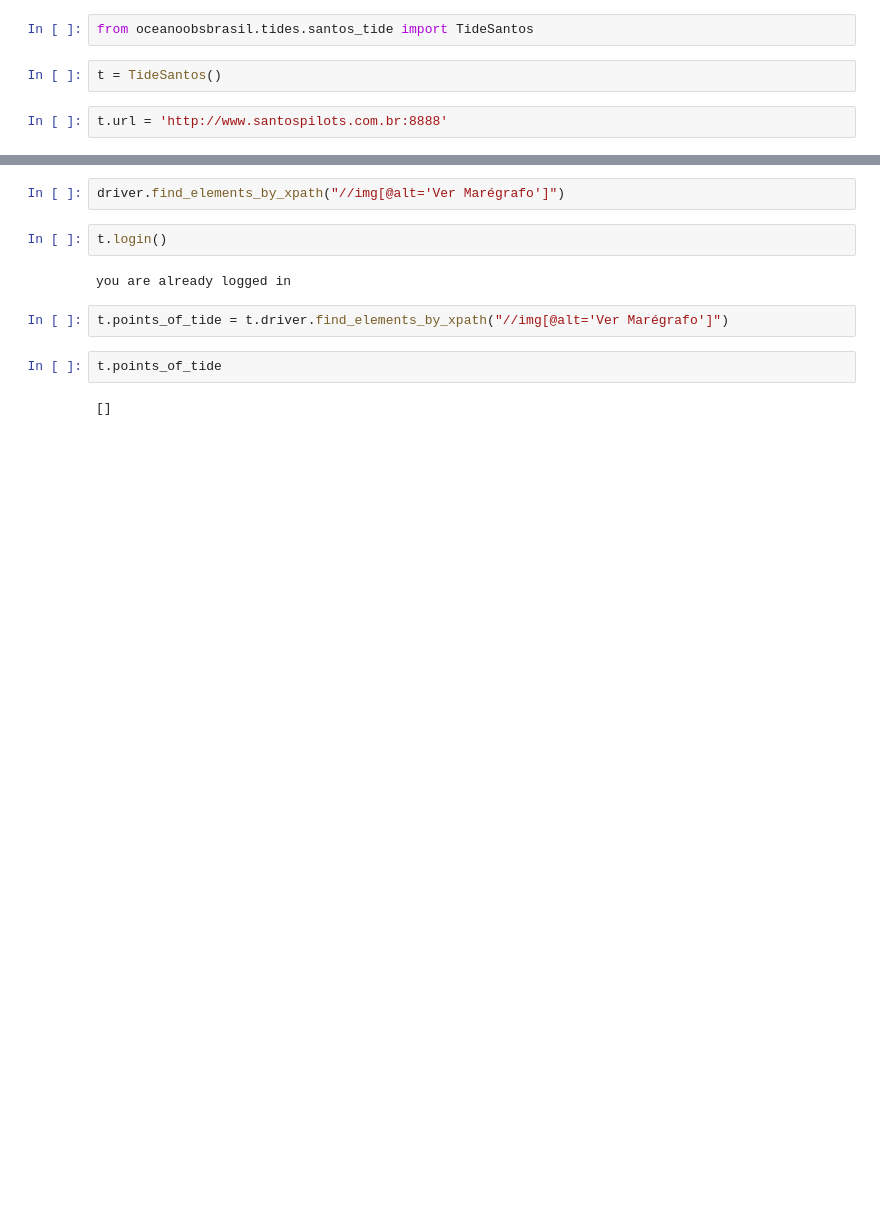
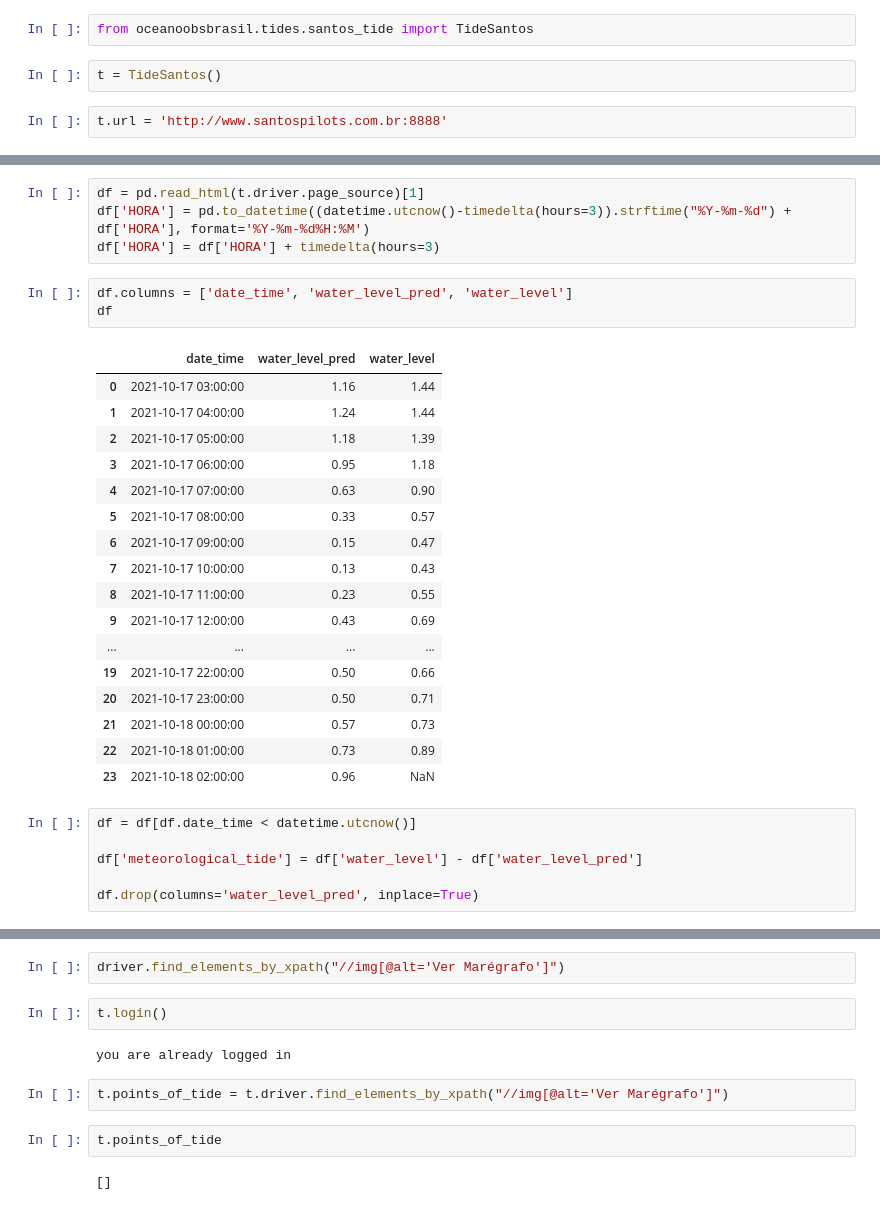
Before and after one commit to soutobias/oceanoobsbrasil, a Jupyter notebook: notebooks/tide_santos.ipynb, the cells around one changed output, grey strips where cells are left out. Saved outputs shown, nothing was run; the diff lists cells and outputs as text; blank space fills up the shorter version.

```diff
--- a/notebooks/tide_santos.ipynb
+++ b/notebooks/tide_santos.ipynb
@@ -35,0 +33,31 @@ KeyboardInterrupt:
+# %%
+df = pd.read_html(t.driver.page_source)[1]
+df['HORA'] = pd.to_datetime((datetime.utcnow()-timedelta(hours=3)).strftime("%Y-%m-%d") + df['HORA'], format='%Y-%m-%d%H:%M')
+df['HORA'] = df['HORA'] + timedelta(hours=3)
+# %%
+df.columns = ['date_time', 'water_level_pred', 'water_level']
+df
+# %% [output]
+|  | date_time | water_level_pred | water_level |
+| 0 | 2021-10-17 03:00:00 | 1.16 | 1.44 |
+| 1 | 2021-10-17 04:00:00 | 1.24 | 1.44 |
+| 2 | 2021-10-17 05:00:00 | 1.18 | 1.39 |
+| 3 | 2021-10-17 06:00:00 | 0.95 | 1.18 |
+| 4 | 2021-10-17 07:00:00 | 0.63 | 0.90 |
+| 5 | 2021-10-17 08:00:00 | 0.33 | 0.57 |
+| 6 | 2021-10-17 09:00:00 | 0.15 | 0.47 |
+| 7 | 2021-10-17 10:00:00 | 0.13 | 0.43 |
+| 8 | 2021-10-17 11:00:00 | 0.23 | 0.55 |
+| 9 | 2021-10-17 12:00:00 | 0.43 | 0.69 |
+| ... | ... | ... | ... |
+| 19 | 2021-10-17 22:00:00 | 0.50 | 0.66 |
+| 20 | 2021-10-17 23:00:00 | 0.50 | 0.71 |
+| 21 | 2021-10-18 00:00:00 | 0.57 | 0.73 |
+| 22 | 2021-10-18 01:00:00 | 0.73 | 0.89 |
+| 23 | 2021-10-18 02:00:00 | 0.96 | NaN |
+# %%
+df = df[df.date_time < datetime.utcnow()]
+
+df['meteorological_tide'] = df['water_level'] - df['water_level_pred']
+
+df.drop(columns='water_level_pred', inplace=True)
```
Also changed, not shown: parts of 5 cells of this notebook, 1 other file.
